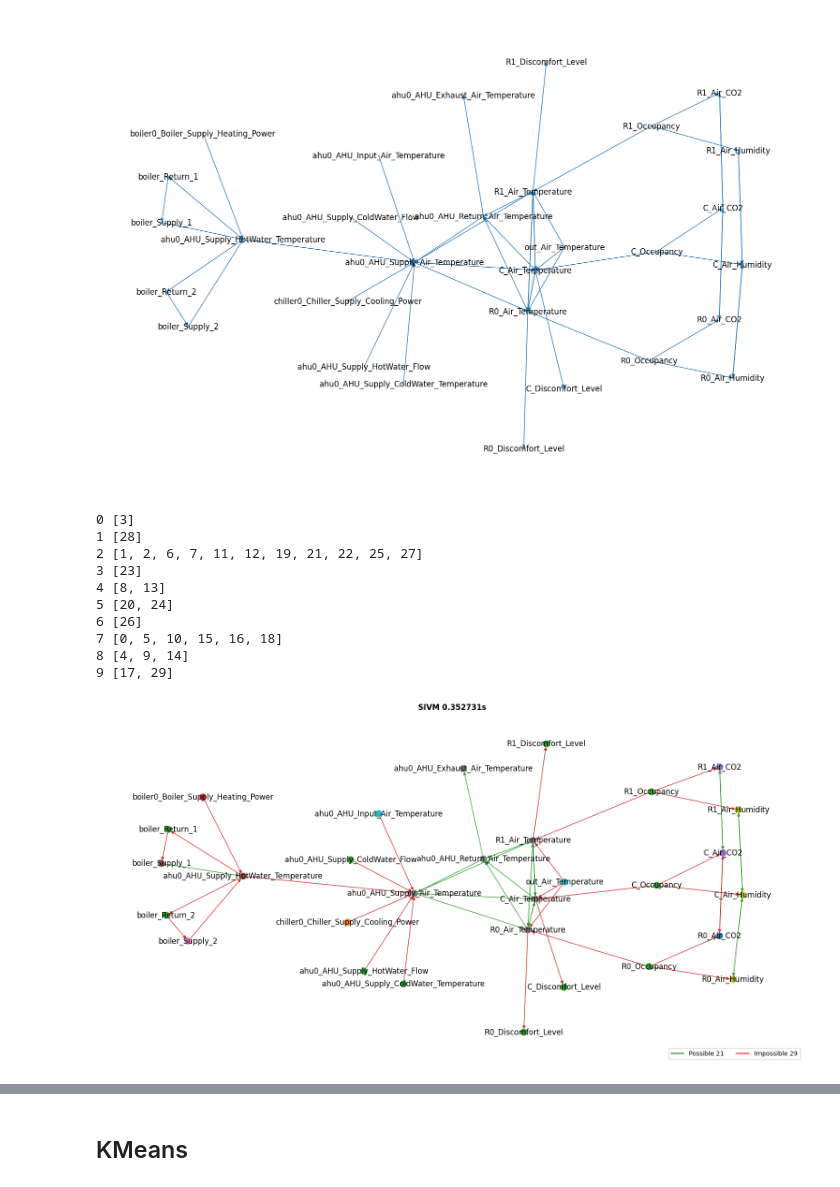
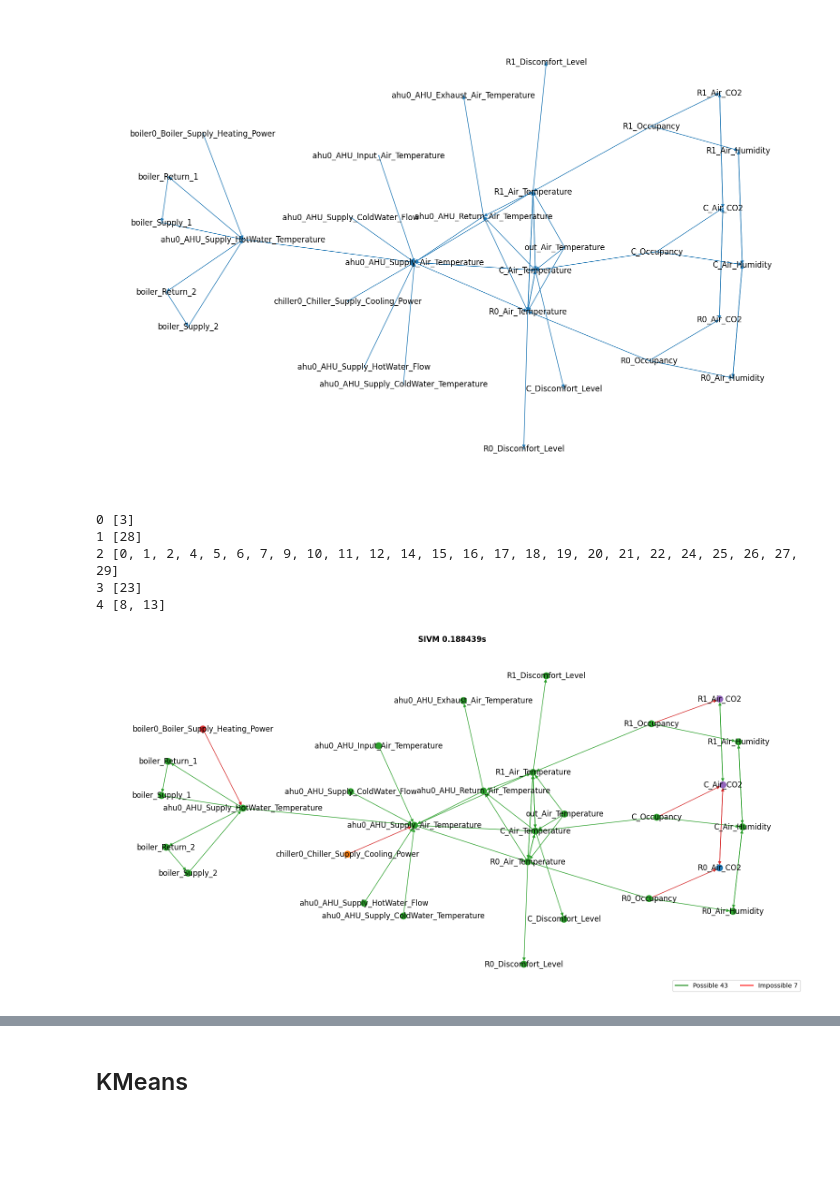
Before and after one commit to IBM/ctgcn-code, a Jupyter notebook: ctgcn/sivmV2.ipynb, the cells around one changed output, grey strips where cells are left out. Saved outputs shown, nothing was run; the diff lists cells and outputs as text; code cells hidden in the pictures; blank space fills up the shorter version.

```diff
--- a/ctgcn/sivmV2.ipynb
+++ b/ctgcn/sivmV2.ipynb
@@ -60,8 +60,8 @@ def mf_clusters(data, cluster_cnt, mfapproach="SIVM"):
 ### Real Data
 # %%
 # data of shape [timesteps x variables]
+n_clusters = 5
 data = np.load('../Data/Building/buildingheating.npy')
-n_clusters = 10
 var_names = ['R0_Air_Temperature', 'R0_Discomfort_Level',
        'R0_Occupancy', 'R0_Air_CO2', 'R0_Air_Humidity', 'R1_Air_Temperature',
        'R1_Discomfort_Level', 'R1_Occupancy', 'R1_Air_CO2', 'R1_Air_Humidity',
@@ -191,18 +191,13 @@ toc=datetime.now()
 # %% [output]
 0 [3]
 1 [28]
-2 [1, 2, 6, 7, 11, 12, 19, 21, 22, 25, 27]
+2 [0, 1, 2, 4, 5, 6, 7, 9, 10, 11, 12, 14, 15, 16, 17, 18, 19, 20, 21, 22, 24, 25, 26, 27, 29]
 3 [23]
 4 [8, 13]
-5 [20, 24]
-6 [26]
-7 [0, 5, 10, 15, 16, 18]
-8 [4, 9, 14]
-9 [17, 29]
 # %%
-cluster_plot(GN, groups, f"SIVM {(toc - tic).total_seconds()}s", "../Plots/SiVM_All.png")
+cluster_plot(GN, groups, f"SIVM {(toc - tic).total_seconds()}s", f"../Results/buildingheating/plots/SiVM_All_{n_clusters}.png")
 # %% [output]
-[figure, old version]
+[figure, new version]
 # %%
 cluster_maps=[]
 tic=datetime.now()
```
Also changed, not shown: parts of 13 cells of this notebook.
